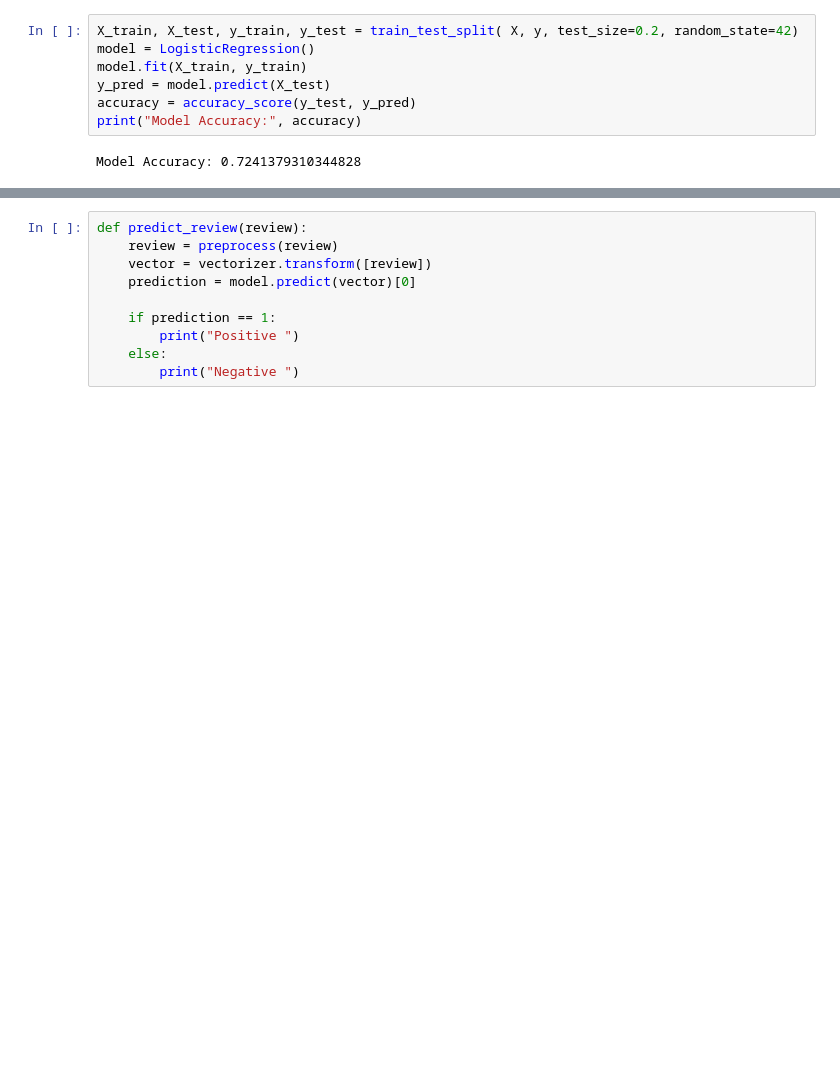
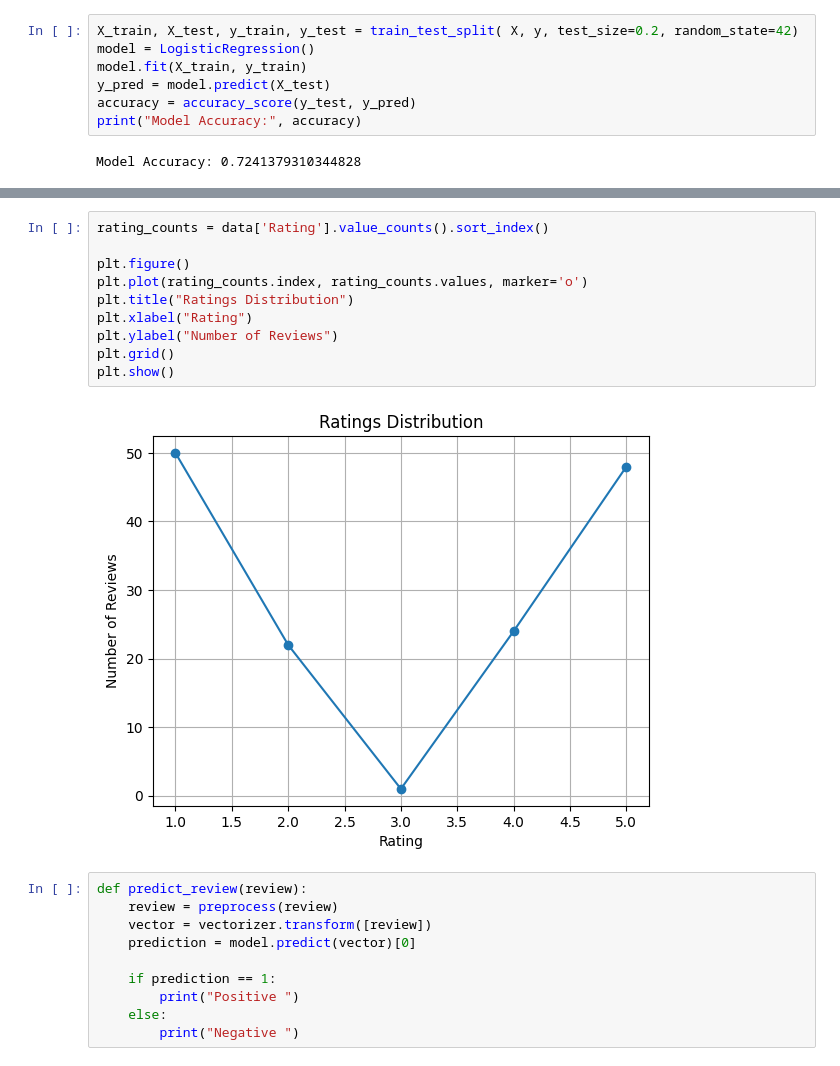
Before and after one commit to ramcharan0816/hotel-review-sentiment-analysis, a Jupyter notebook: Hotel_Review_Sentiment_Analysis.ipynb, the cells around one changed output, grey strips where cells are left out. Drawn from its saved outputs; the diff is of its cells as text; blank space fills up the shorter version.

```diff
--- a/Hotel_Review_Sentiment_Analysis.ipynb
+++ b/Hotel_Review_Sentiment_Analysis.ipynb
@@ -127,3 +141,15 @@ Model Accuracy: 0.7241379310344828
+# %%
+rating_counts = data['Rating'].value_counts().sort_index()
+
+plt.figure()
+plt.plot(rating_counts.index, rating_counts.values, marker='o')
+plt.title("Ratings Distribution")
+plt.xlabel("Rating")
+plt.ylabel("Number of Reviews")
+plt.grid()
+plt.show()
+# %% [output]
+[figure, added]
 # %%
 def predict_review(review):
     review = preprocess(review)
```
Also changed, not shown: parts of 1 cell of this notebook.
